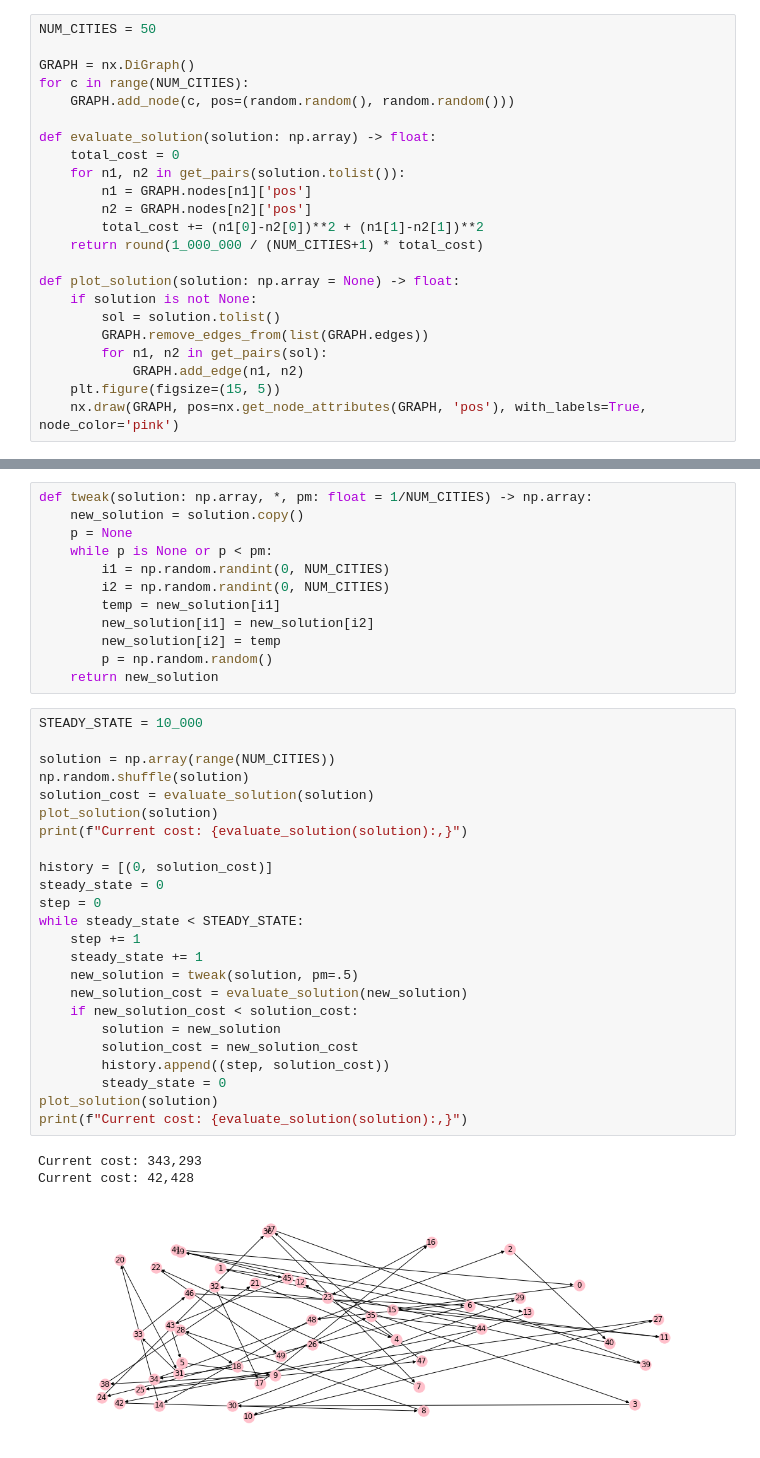
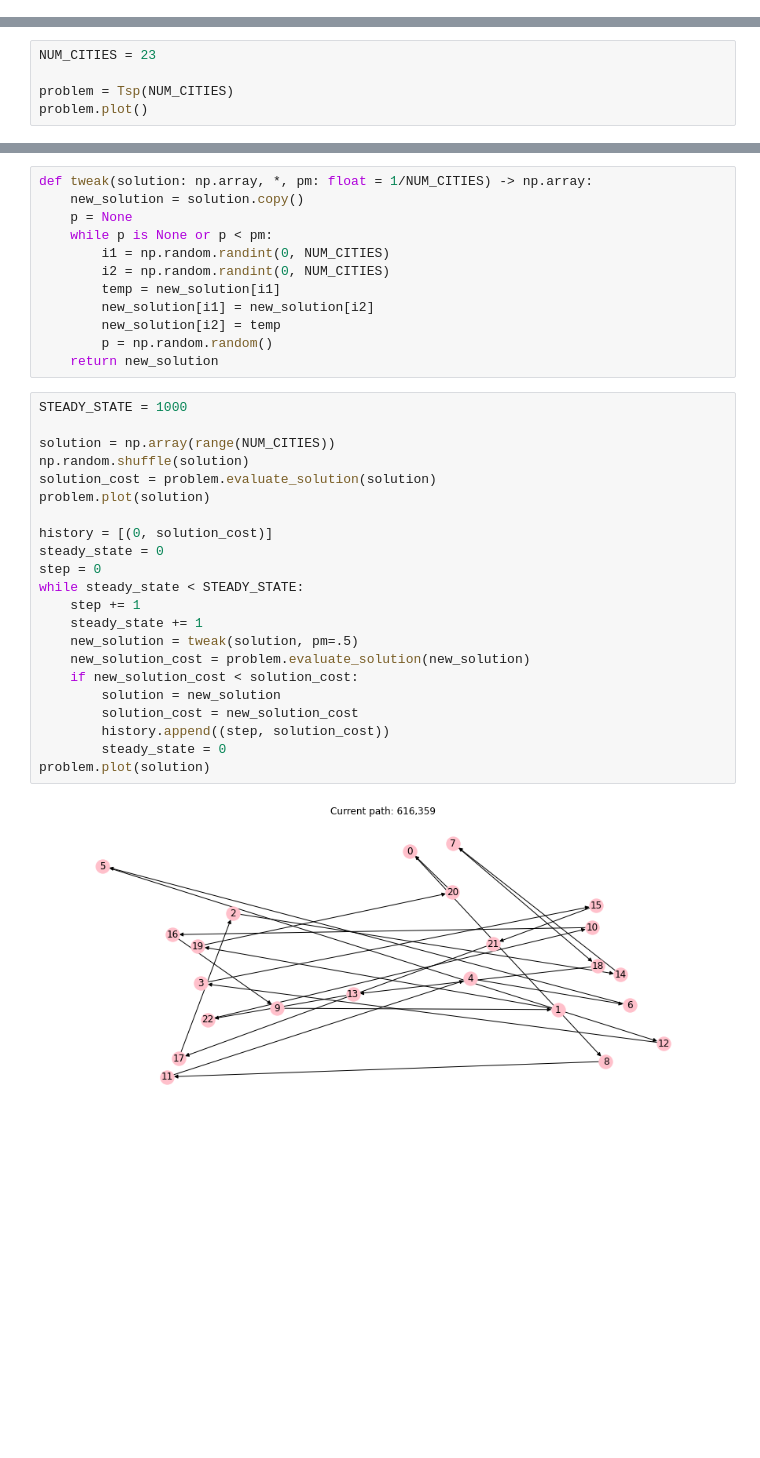
Before and after one commit to squillero/computational-intelligence, a Jupyter notebook: tsp.ipynb, the cells around one changed output, grey strips where cells are left out. Cells and saved outputs as stored; diff of their text form; blank space fills up the shorter version.

Commit message:
Update TSP problem

```diff
--- a/tsp.ipynb
+++ b/tsp.ipynb
@@ -23,23 +10,0 @@ def get_pairs(solution: Sequence):
-# %%
-NUM_CITIES = 50
-
-GRAPH = nx.DiGraph()
-for c in range(NUM_CITIES):
-    GRAPH.add_node(c, pos=(random.random(), random.random()))
-
-def evaluate_solution(solution: np.array) -> float:
-    total_cost = 0
-    for n1, n2 in get_pairs(solution.tolist()):
-        n1 = GRAPH.nodes[n1]['pos']
-        n2 = GRAPH.nodes[n2]['pos']
-        total_cost += (n1[0]-n2[0])**2 + (n1[1]-n2[1])**2
-    return round(1_000_000 / (NUM_CITIES+1) * total_cost)
-
-def plot_solution(solution: np.array = None) -> float:
-    if solution is not None:
-        sol = solution.tolist()
-        GRAPH.remove_edges_from(list(GRAPH.edges))
-        for n1, n2 in get_pairs(sol):
-            GRAPH.add_edge(n1, n2)
-    plt.figure(figsize=(15, 5))
-    nx.draw(GRAPH, pos=nx.get_node_attributes(GRAPH, 'pos'), with_labels=True, node_color='pink')
@@ -45,0 +54,5 @@ def plot_solution(solution: np.array = None) -> float:
+# %%
+NUM_CITIES = 23
+
+problem = Tsp(NUM_CITIES)
+problem.plot()
@@ -56,30 +71,26 @@ def tweak(solution: np.array, *, pm: float = 1/NUM_CITIES) -> np.array:
         p = np.random.random()
     return new_solution
 # %%
-STEADY_STATE = 10_000
+STEADY_STATE = 1000
 
 solution = np.array(range(NUM_CITIES))
 np.random.shuffle(solution)
-solution_cost = evaluate_solution(solution)
-plot_solution(solution)
-print(f"Current cost: {evaluate_solution(solution):,}")
+solution_cost = problem.evaluate_solution(solution)
+problem.plot(solution)
 
 history = [(0, solution_cost)]
 steady_state = 0
 step = 0
 while steady_state < STEADY_STATE:
     step += 1
     steady_state += 1
     new_solution = tweak(solution, pm=.5)
-    new_solution_cost = evaluate_solution(new_solution)
+    new_solution_cost = problem.evaluate_solution(new_solution)
     if new_solution_cost < solution_cost:
         solution = new_solution
         solution_cost = new_solution_cost
         history.append((step, solution_cost))
         steady_state = 0
-plot_solution(solution)
-print(f"Current cost: {evaluate_solution(solution):,}")
+problem.plot(solution)
 # %% [output]
-Current cost: 343,293
-Current cost: 42,428
-[figure, old version]
+[figure, new version]
```
Also changed, not shown: parts of 6 cells of this notebook, 1 other file.
